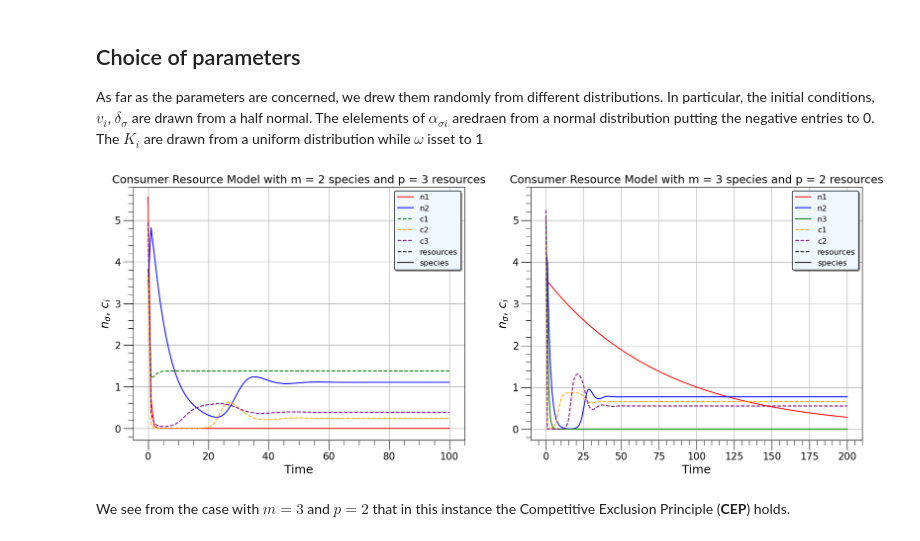
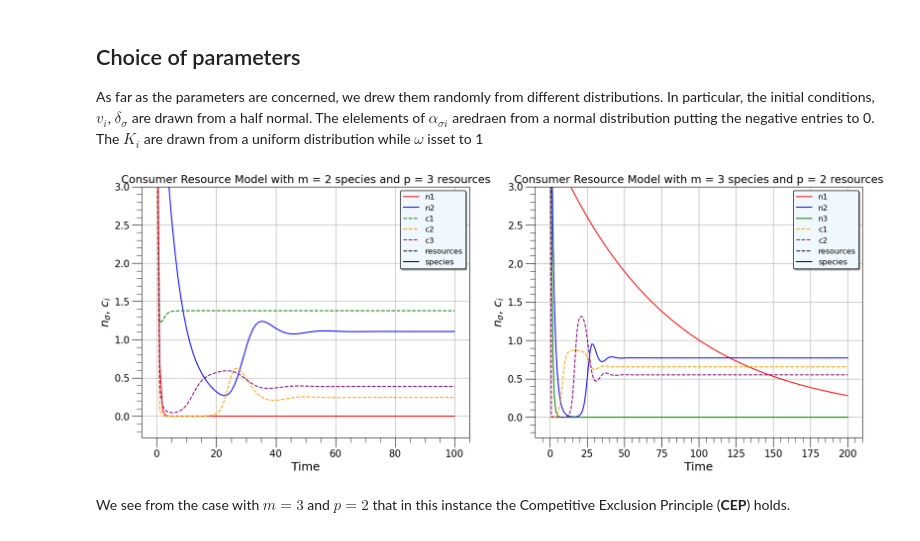
Before and after one commit to tommasoamico/PhysicalModelsOfLivingSystems, a Jupyter notebook: Week_5_assigment/TommasoAmico_week_5.ipynb, the cells around one changed output. Cells and saved outputs as stored; diff of their text form; code cells hidden in the pictures.

```diff
--- a/Week_5_assigment/TommasoAmico_week_5.ipynb
+++ b/Week_5_assigment/TommasoAmico_week_5.ipynb
@@ -105,32 +116,33 @@ t1 = np.linspace(0, 100, 100)
 # %%
 fig, ax = plt.subplots(1, 2, figsize = (20, 7))
 ax1, ax2 = ax
+
 ax1.set_title('Consumer Resource Model with m = 2 species and p = 3 resources', fontsize = 17)
 ax2.set_title('Consumer Resource Model with m = 3 species and p = 2 resources', fontsize = 17)
 #ax1.set_xlim(right = 100)
 #ax2.set_xlim(right = 200)
 params1 = {'1': ['red', '-'], '2':['blue', '-'], '3': ['green', '--'], '4': ['orange', '--'], '5':['purple', '--']}
 params2 = {'1': ['red', '-'], '2':['blue', '-'], '3': ['green', '-'], '4': ['orange', '--'], '5':['purple', '--']}
 for i in range(len(first_solution.columns)):
     ax1.plot(t1, first_solution.iloc[:, i], label = first_solution.columns[i], color = params1[str(i+1)][0], linestyle = params1[str(i+1)][1], zorder = 3)
     ax2.plot(t, second_solution.iloc[:, i], label = second_solution.columns[i], color = params2[str(i+1)][0], linestyle = params2[str(i+1)][1], zorder = 3)
-    #ax2.plot(t, second_solution.iloc[:, i], label = 'n' + str(i + 1))
+    #ax2.plot(t, tmp.iloc[:, i], label = tmp.columns[i], color = params2[str(i+1)][0], linestyle = params2[str(i+1)][1], zorder = 3)
 
 
 #custom_lines = [Line2D([0], [0], color=params[str(i)][0], lw=4, linestyle = params[str(i)][1]) for i in range(1, 6)]
 for ax_ in ax:
     ax_.plot(10, 1, linestyle = '--', color = 'black', label = 'resources')
     ax_.plot(10, 1, linestyle = '-', color = 'black', label = 'species')
     ax_.legend(facecolor = 'aliceblue', edgecolor = 'black', shadow = True, fontsize = 12)
     ax_.legend(facecolor = 'aliceblue', edgecolor = 'black', shadow = True, fontsize = 12)
-    ax_.set_ylim(top = 5.8)
+    ax_.set_ylim(top = 3)
     ax_.grid(zorder = 1)
     ax_.minorticks_on()
     ax_.tick_params(axis='both', which='major', labelsize=15, length=15)
     ax_.tick_params(axis='both', which='minor', labelsize=15, length=8)
     ax_.set_xlabel('Time', fontsize = 18)
     ax_.set_ylabel('$n_{\sigma}$, $c_i$', fontsize = 18)
 # %% [output]
-[figure, old version]
+[figure, new version]
 # %% [markdown]
 We see from the case with $m = 3$ and $p = 2$ that in this instance the Competitive Exclusion Principle (**CEP**) holds.
```
Also changed, not shown: parts of 5 cells of this notebook, 3 other files.
